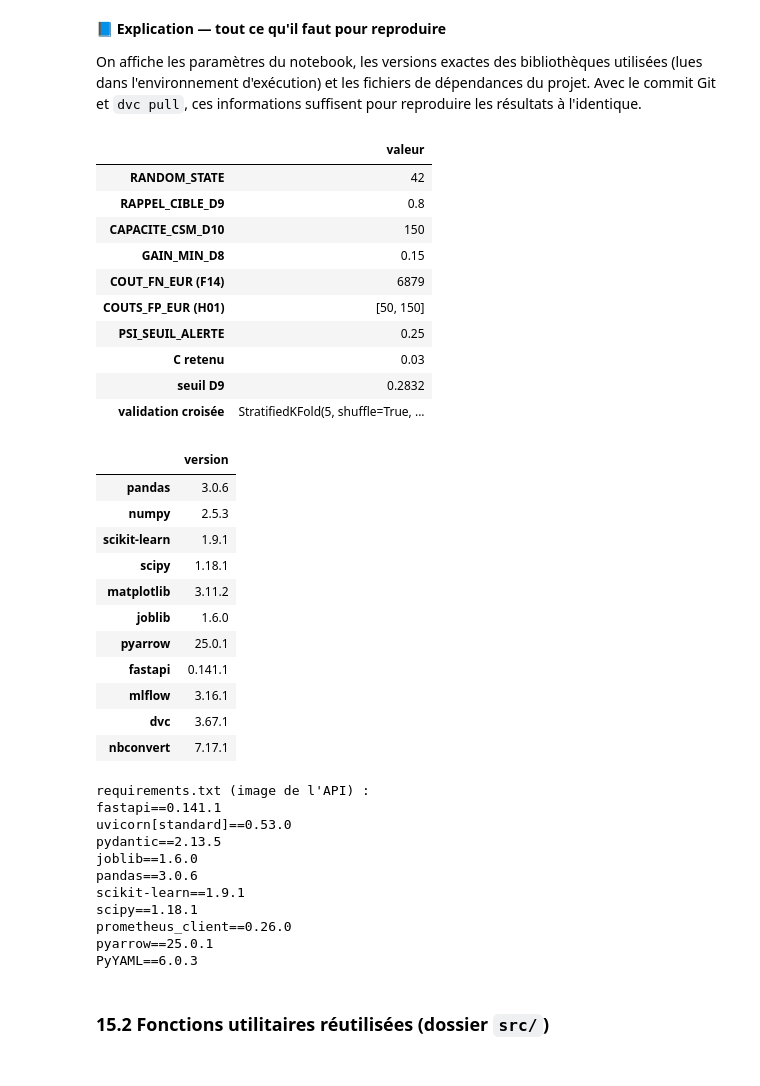
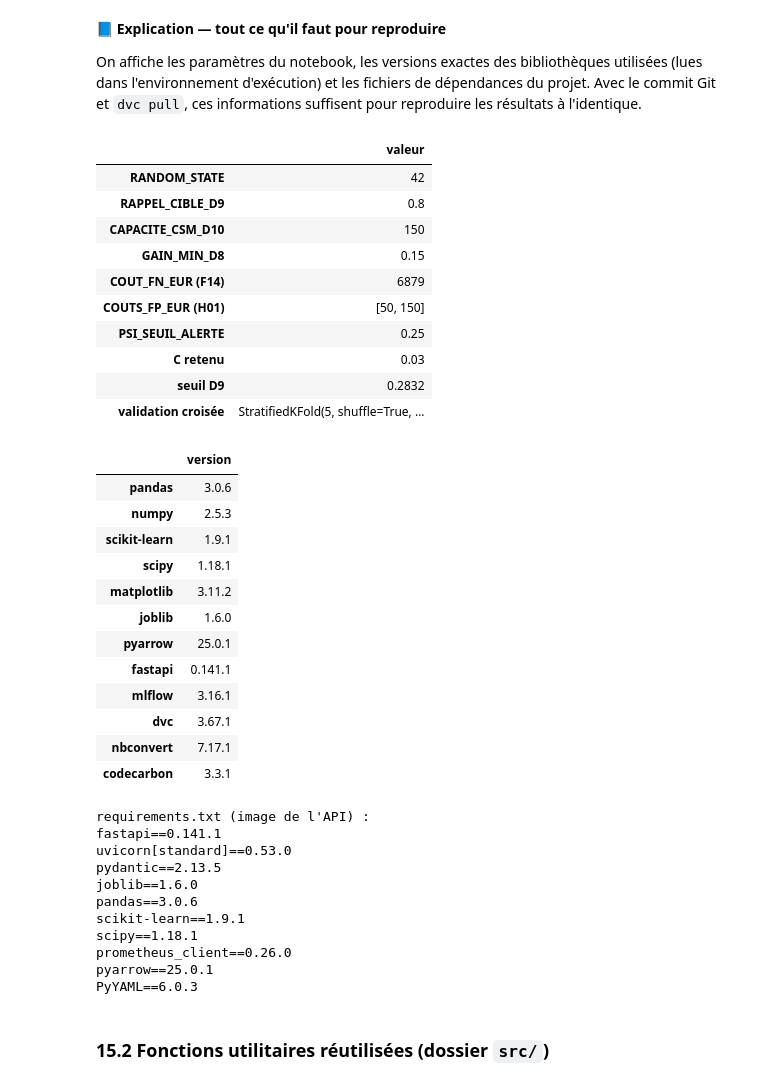
Before and after one commit to guillaumesaidani-coder/churn_saas, a Jupyter notebook: reports/notebooks/notebook_certifiant_churn_saas.ipynb, the cells around one changed output. Cells and saved outputs as stored; diff of their text form; code cells hidden in the pictures.

```diff
--- a/reports/notebooks/notebook_certifiant_churn_saas.ipynb
+++ b/reports/notebooks/notebook_certifiant_churn_saas.ipynb
@@ -4176,40 +4457,41 @@ parametres = {
 display(pd.Series(parametres, name="valeur").to_frame())
 
 paquets = ["pandas", "numpy", "scikit-learn", "scipy", "matplotlib", "joblib", "pyarrow",
-           "fastapi", "mlflow", "dvc", "nbconvert"]
+           "fastapi", "mlflow", "dvc", "nbconvert", "codecarbon"]
 versions = {}
 for paquet in paquets:
     try:
         versions[paquet] = version(paquet)
     except PackageNotFoundError:
         versions[paquet] = "non installé"
 display(pd.Series(versions, name="version").to_frame())
 print("requirements.txt (image de l'API) :")
 print((ROOT / "requirements.txt").read_text(encoding="utf-8"))
 # %% [output]
 |  | valeur |
 | RANDOM_STATE | 42 |
 | RAPPEL_CIBLE_D9 | 0.8 |
 | CAPACITE_CSM_D10 | 150 |
 | GAIN_MIN_D8 | 0.15 |
 | COUT_FN_EUR (F14) | 6879 |
 | COUTS_FP_EUR (H01) | [50, 150] |
 | PSI_SEUIL_ALERTE | 0.25 |
 | C retenu | 0.03 |
 | seuil D9 | 0.2832 |
 | validation croisée | StratifiedKFold(5, shuffle=True, ... |
 |  | version |
 | pandas | 3.0.6 |
 | numpy | 2.5.3 |
 | scikit-learn | 1.9.1 |
 | scipy | 1.18.1 |
 | matplotlib | 3.11.2 |
 | joblib | 1.6.0 |
 | pyarrow | 25.0.1 |
 | fastapi | 0.141.1 |
 | mlflow | 3.16.1 |
 | dvc | 3.67.1 |
 | nbconvert | 7.17.1 |
+| codecarbon | 3.3.1 |
 requirements.txt (image de l'API) :
 fastapi==0.141.1
 uvicorn[standard]==0.53.0
```
Also changed, not shown: parts of 18 cells of this notebook, 14 other files.
